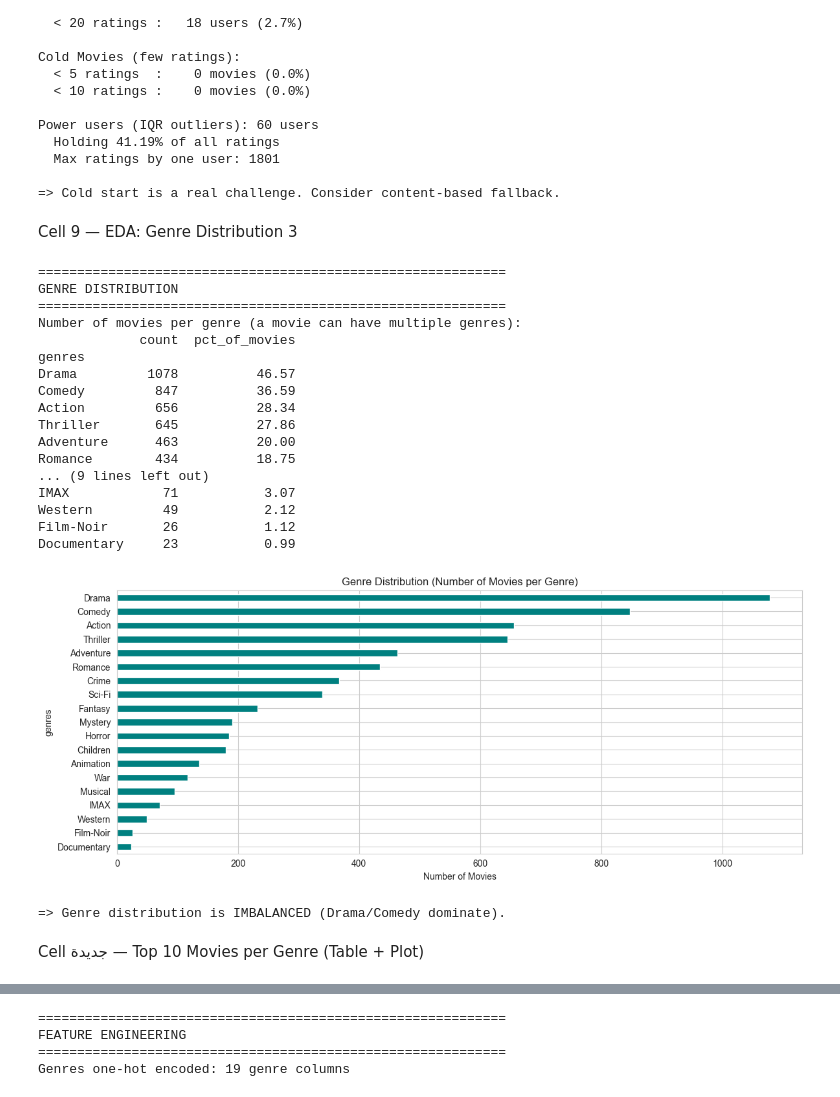
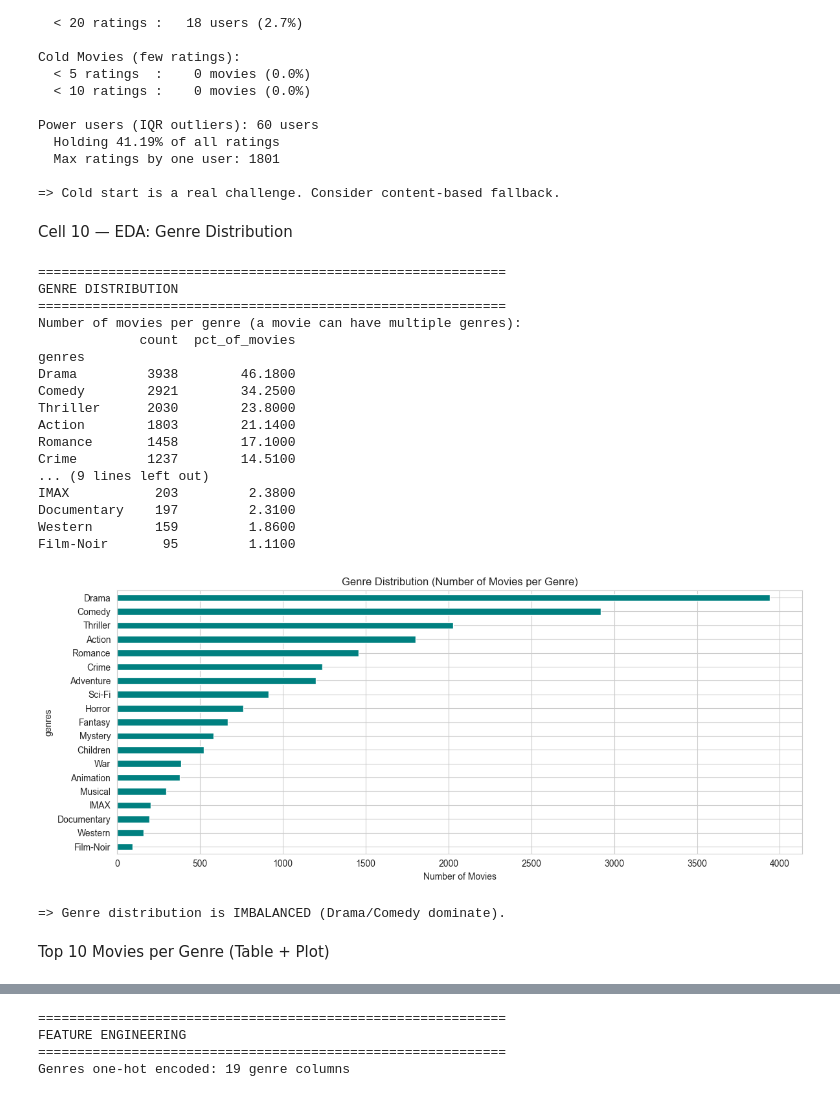
Before and after one commit to malakbzd/Movie-recommendation-system, a Jupyter notebook: Backend/notebooks/02_eda.ipynb, the cells around one changed output, grey strips where cells are left out. Drawn from its saved outputs; the diff is of its cells as text; code cells hidden in the pictures.

```diff
--- a/Backend/notebooks/02_eda.ipynb
+++ b/Backend/notebooks/02_eda.ipynb
@@ -1,6 +1,9 @@
 # %% [markdown]
 Cell 1 — Imports & Setup
 # %%
+# ============================================================
+# Cell 1 — Imports & Setup
+# ============================================================
 import pandas as pd
 import numpy as np
 import matplotlib.pyplot as plt
@@ -8,17 +11,24 @@ import seaborn as sns
 from pathlib import Path
 
 PROCESSED_DIR = Path('../data/processed')
+
 pd.set_option('display.max_columns', None)
+pd.set_option('display.float_format', lambda x: f'{x:,.4f}')
 sns.set_style('whitegrid')
+plt.rcParams['figure.dpi'] = 100
 # %% [markdown]
 Cell 2 — Load Cleaned Data (from Week 3)
 # %%
-PROCESSED_DIR = Path('../data/processed')
-try:
-    ratings = pd.read_csv(PROCESSED_DIR / 'ratings_clean.csv', parse_dates=['timestamp'])
-    movies = pd.read_csv(PROCESSED_DIR / 'movies_clean.csv')
-    print("Data loaded successfully!")
-except FileNotFoundError:
-    print("Error: Files not found. Check your PROCESSED_DIR path.")
+# ============================================================
+# Cell 2 — Load Cleaned Data (from 01_data_cleaning)
+# ============================================================
+ratings = pd.read_csv(PROCESSED_DIR / 'ratings_clean.csv', parse_dates=['timestamp'])
+movies  = pd.read_csv(PROCESSED_DIR / 'movies_clean.csv')
+
+print("Data loaded successfully!")
+print(f"Ratings : {ratings.shape[0]:,} rows × {ratings.shape[1]} cols")
+print(f"Movies  : {movies.shape[0]:,} rows × {movies.shape[1]} cols")
+print(f"Users   : {ratings['userId'].nunique():,}")
+print(f"Movies with ratings: {ratings['movieId'].nunique():,}")
 # %% [output]
 Data loaded successfully!
@@ -361,53 +356,54 @@ Power users (IQR outliers): 60 users
 
 => Cold start is a real challenge. Consider content-based fallback.
 # %% [markdown]
-Cell 9  — EDA: Genre Distribution 3
+Cell 10 — EDA: Genre Distribution
 # %%
+# ============================================================
+# Cell 10 — EDA: Genre Distribution
+# ============================================================
 print("\n" + "=" * 60)
 print("GENRE DISTRIBUTION")
 print("=" * 60)
 
-# Explode genres
-movies_exploded = movies.copy()
-movies_exploded['genres'] = movies_exploded['genres'].str.split('|')
-movies_exploded = movies_exploded.explode('genres')
+movies_exploded_genre = movies.copy()
+movies_exploded_genre['genres'] = movies_exploded_genre['genres'].str.split('|')
+movies_exploded_genre = movies_exploded_genre.explode('genres')
 
-genre_counts = movies_exploded['genres'].value_counts()
-genre_pct = (genre_counts / len(movies) * 100).round(2)
+genre_counts = movies_exploded_genre['genres'].value_counts()
+genre_pct    = (genre_counts / len(movies) * 100).round(2)
 
 print("Number of movies per genre (a movie can have multiple genres):")
 print(pd.DataFrame({'count': genre_counts, 'pct_of_movies': genre_pct}))
 
-# Visualization
 fig, ax = plt.subplots(figsize=(12, 5))
 genre_counts.plot(kind='barh', ax=ax, color='teal')
 ax.set_title('Genre Distribution (Number of Movies per Genre)')
 ax.set_xlabel('Number of Movies')
 ax.invert_yaxis()
 plt.tight_layout()
 plt.show()
 
 print("\n=> Genre distribution is IMBALANCED (Drama/Comedy dominate).")
 # %% [output]
 ============================================================
 GENRE DISTRIBUTION
 ============================================================
 Number of movies per genre (a movie can have multiple genres):
              count  pct_of_movies
 genres
-Drama         1078          46.57
-Comedy         847          36.59
-Action         656          28.34
-Thriller       645          27.86
-Adventure      463          20.00
-Romance        434          18.75
+Drama         3938        46.1800
+Comedy        2921        34.2500
+Thriller      2030        23.8000
+Action        1803        21.1400
+Romance       1458        17.1000
+Crime         1237        14.5100
 ... (9 lines left out)
-IMAX            71           3.07
-Western         49           2.12
-Film-Noir       26           1.12
-Documentary     23           0.99
+IMAX           203         2.3800
+Documentary    197         2.3100
+Western        159         1.8600
+Film-Noir       95         1.1100
-[figure, old version]
+[figure, new version]
 => Genre distribution is IMBALANCED (Drama/Comedy dominate).
 # %% [markdown]
-Cell جديدة — Top 10 Movies per Genre (Table + Plot)
+Top 10 Movies per Genre (Table + Plot)
 # %%
```
Also changed, not shown: parts of 25 cells of this notebook.
